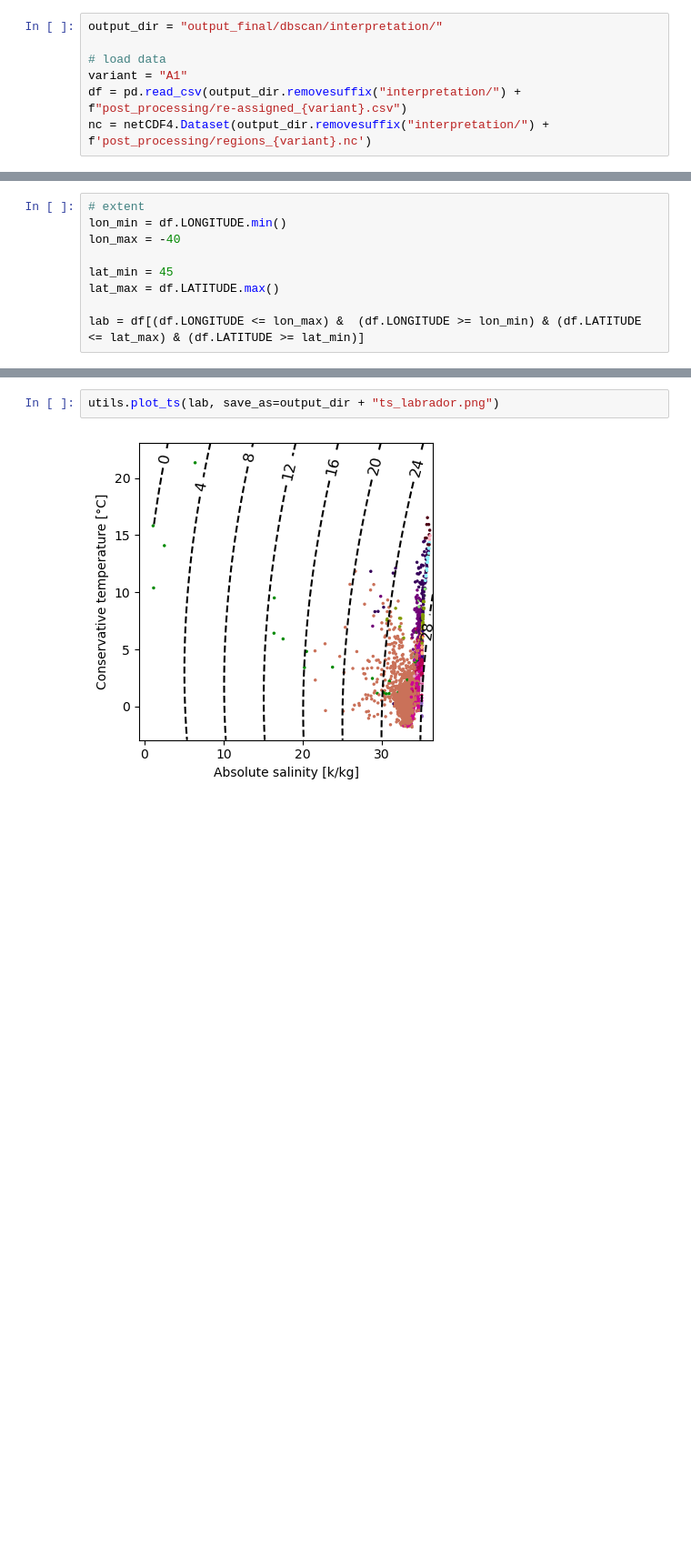
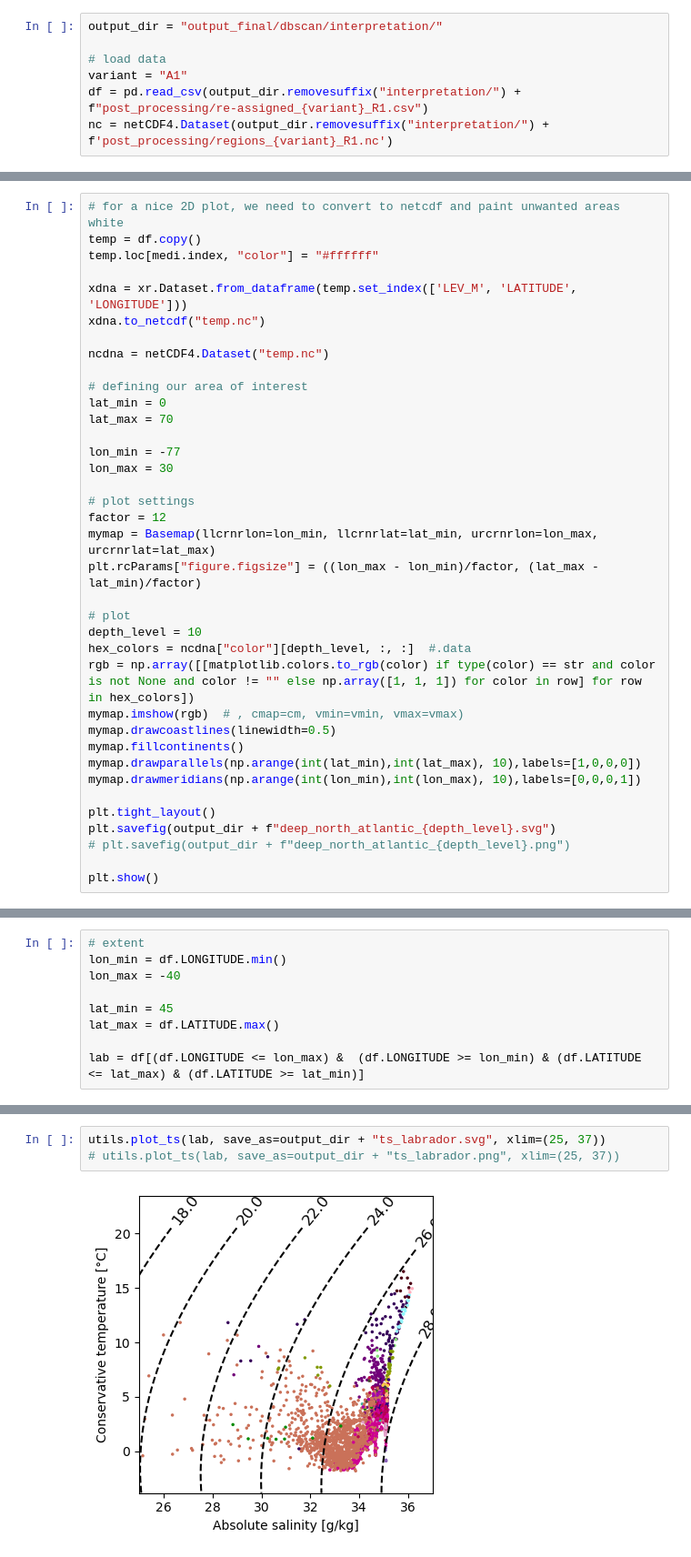
Before and after one commit to y-jenniges/ocean_cluster_validation, a Jupyter notebook: region_analysis.ipynb, the cells around one changed output, grey strips where cells are left out. Shown at 91% size. Cells and saved outputs as stored; diff of their text form; blank space fills up the shorter version.

Commit message:
storing plots as svg, adding comparison of specific water masses and significance test

```diff
--- a/region_analysis.ipynb
+++ b/region_analysis.ipynb
@@ -13,8 +17,8 @@ output_dir = "output_final/dbscan/interpretation/"
 
 # load data
 variant = "A1"
-df = pd.read_csv(output_dir.removesuffix("interpretation/") + f"post_processing/re-assigned_{variant}.csv")
-nc = netCDF4.Dataset(output_dir.removesuffix("interpretation/") + f'post_processing/regions_{variant}.nc')
+df = pd.read_csv(output_dir.removesuffix("interpretation/") + f"post_processing/re-assigned_{variant}_R1.csv")
+nc = netCDF4.Dataset(output_dir.removesuffix("interpretation/") + f'post_processing/regions_{variant}_R1.nc')
 # %%
 # description of all labels (compute statistics without re-assigned points, they might distribu statistics)
 descr = df[~df["re-assigned"]].groupby("label").describe()
@@ -182,0 +186,37 @@ utils.plot_ts(dna, figsize=(4, 4), save_as=output_dir + "ts_deep_north_atlantic.
+# %%
+# for a nice 2D plot, we need to convert to netcdf and paint unwanted areas white
+temp = df.copy()
+temp.loc[medi.index, "color"] = "#ffffff"
+
+xdna = xr.Dataset.from_dataframe(temp.set_index(['LEV_M', 'LATITUDE', 'LONGITUDE']))
+xdna.to_netcdf("temp.nc")
+
+ncdna = netCDF4.Dataset("temp.nc")
+
+# defining our area of interest
+lat_min = 0
+lat_max = 70
+
+lon_min = -77
+lon_max = 30
+
+# plot settings
+factor = 12
+mymap = Basemap(llcrnrlon=lon_min, llcrnrlat=lat_min, urcrnrlon=lon_max, urcrnrlat=lat_max)
+plt.rcParams["figure.figsize"] = ((lon_max - lon_min)/factor, (lat_max - lat_min)/factor)
+
+# plot
+depth_level = 10
+hex_colors = ncdna["color"][depth_level, :, :]  #.data
+rgb = np.array([[matplotlib.colors.to_rgb(color) if type(color) == str and color is not None and color != "" else np.array([1, 1, 1]) for color in row] for row in hex_colors])
+mymap.imshow(rgb)  # , cmap=cm, vmin=vmin, vmax=vmax)
+mymap.drawcoastlines(linewidth=0.5)
+mymap.fillcontinents()
+mymap.drawparallels(np.arange(int(lat_min),int(lat_max), 10),labels=[1,0,0,0])
+mymap.drawmeridians(np.arange(int(lon_min),int(lon_max), 10),labels=[0,0,0,1])
+
+plt.tight_layout()
+plt.savefig(output_dir + f"deep_north_atlantic_{depth_level}.svg")
+# plt.savefig(output_dir + f"deep_north_atlantic_{depth_level}.png")
+
+plt.show()
@@ -197,6 +289,7 @@ utils.coupled_label_plot(lab)
 [figure]
 [figure]
 # %%
-utils.plot_ts(lab, save_as=output_dir + "ts_labrador.png")
+utils.plot_ts(lab, save_as=output_dir + "ts_labrador.svg", xlim=(25, 37))
+# utils.plot_ts(lab, save_as=output_dir + "ts_labrador.png", xlim=(25, 37))
 # %% [output]
-[figure, old version]
+[figure, new version]
```
Also changed, not shown: parts of 13 cells of this notebook.
